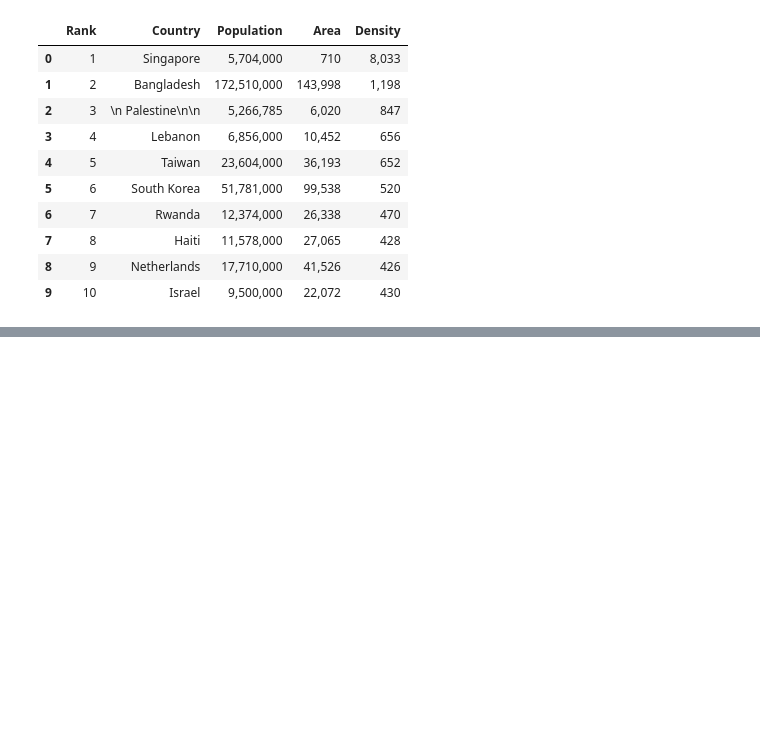
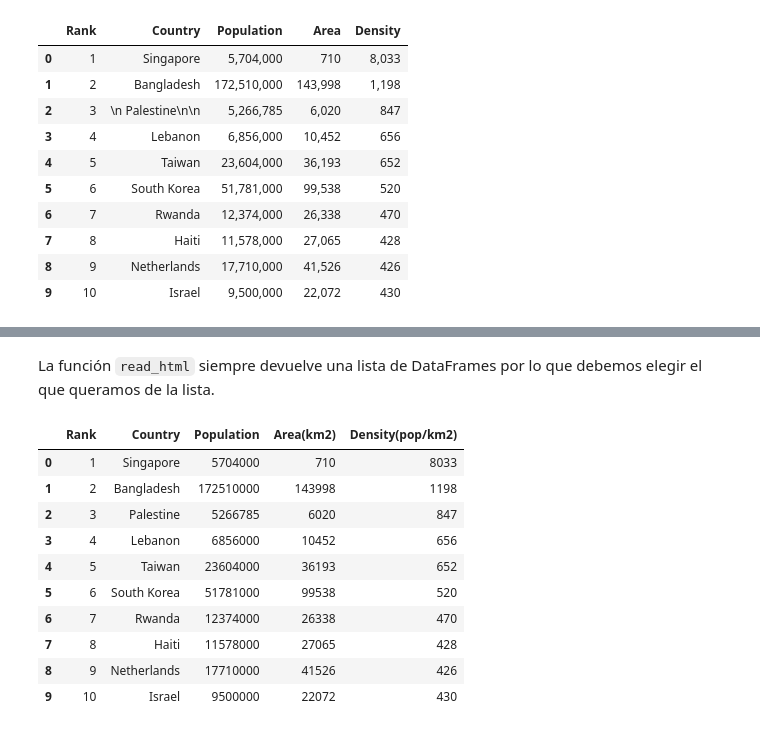
Before and after one commit to Gilberto-xyz/WebScraping, a Jupyter notebook: Webscraping Lab.ipynb, the cells around one changed output, grey strips where cells are left out. Saved outputs shown, nothing was run; the diff lists cells and outputs as text; code cells hidden in the pictures; blank space fills up the shorter version.

Commit message:
read_html

```diff
--- a/Webscraping Lab.ipynb
+++ b/Webscraping Lab.ipynb
@@ -747,0 +770,18 @@ poblacion_datos
+# %% [markdown]
+La función `read_html` siempre devuelve una lista de DataFrames por lo que debemos elegir el que queramos de la lista.
+# %%
+poblacion_datos_read_html = pd.read_html(str(tablas[5]), flavor='bs4')[0]
+
+poblacion_datos_read_html
+# %% [output]
+|  | Rank | Country | Population | Area(km2) | Density(pop/km2) |
+| 0 | 1 | Singapore | 5704000 | 710 | 8033 |
+| 1 | 2 | Bangladesh | 172510000 | 143998 | 1198 |
+| 2 | 3 | Palestine | 5266785 | 6020 | 847 |
+| 3 | 4 | Lebanon | 6856000 | 10452 | 656 |
+| 4 | 5 | Taiwan | 23604000 | 36193 | 652 |
+| 5 | 6 | South Korea | 51781000 | 99538 | 520 |
+| 6 | 7 | Rwanda | 12374000 | 26338 | 470 |
+| 7 | 8 | Haiti | 11578000 | 27065 | 428 |
+| 8 | 9 | Netherlands | 17710000 | 41526 | 426 |
+| 9 | 10 | Israel | 9500000 | 22072 | 430 |
```
Also changed, not shown: parts of 10 cells of this notebook.
